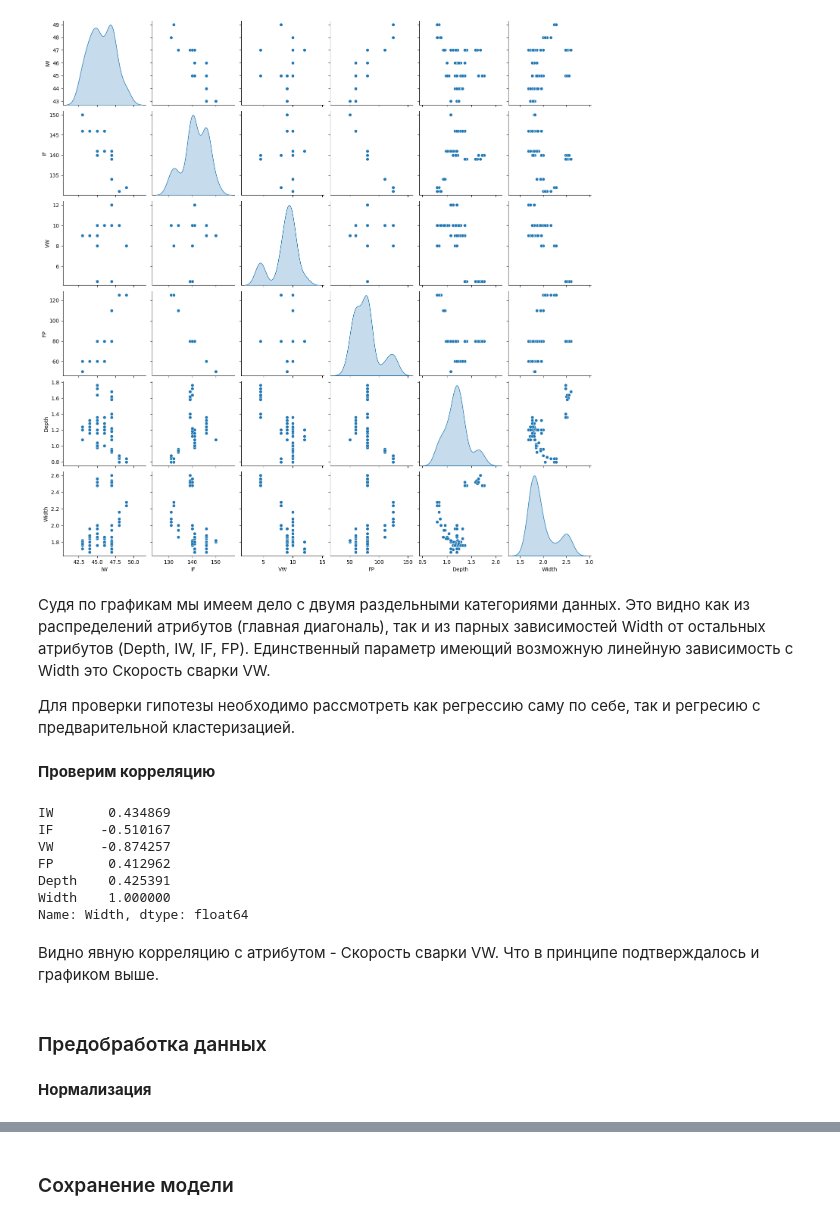
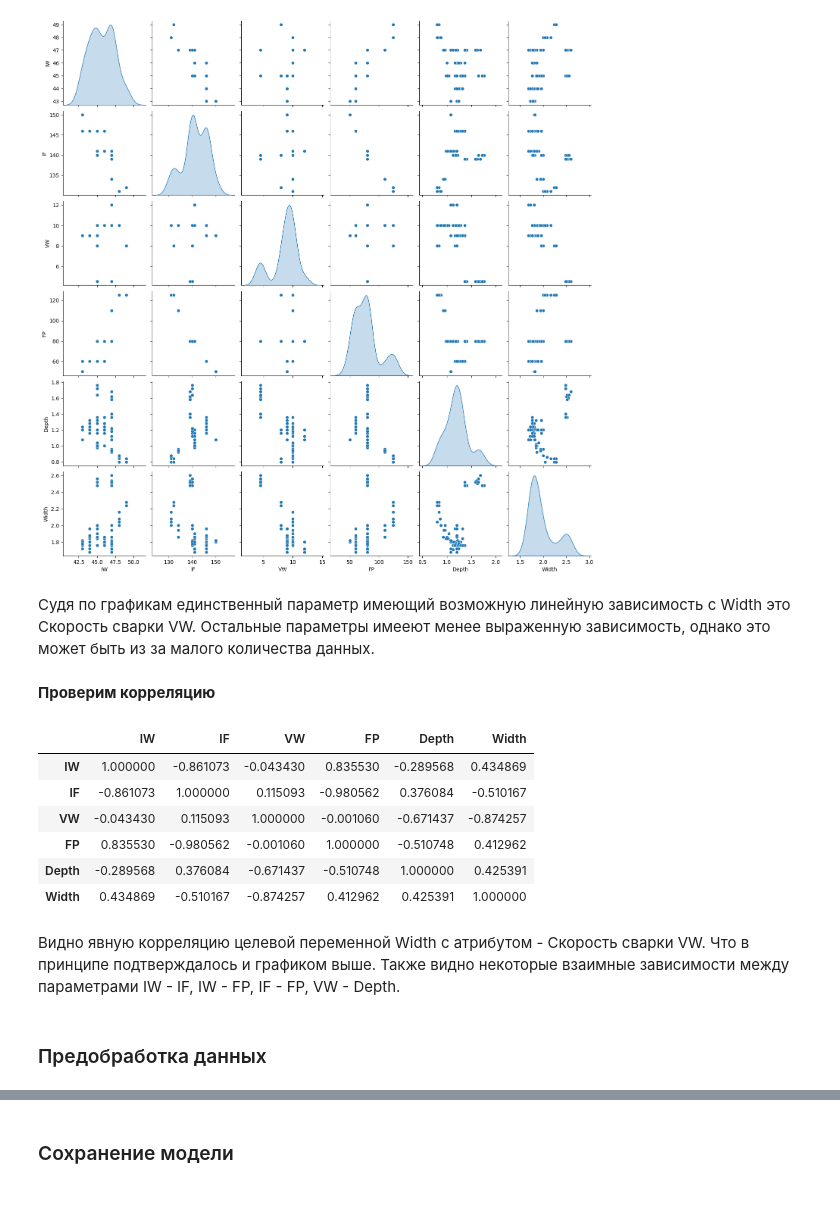
Before and after one commit to NickAReva/1_Case_Welding, a Jupyter notebook: notebook.ipynb, the cells around one changed output, grey strips where cells are left out. Drawn from its saved outputs; the diff is of its cells as text; code cells hidden in the pictures.

```diff
--- a/notebook.ipynb
+++ b/notebook.ipynb
@@ -59,8 +64,8 @@ warnings.filterwarnings("ignore")
 # %% [markdown]
 ## Загрузка датасета
 # %%
-row_df = pd.read_csv("Dataset_case_1\ebw_data.csv")
-row_df.head()
+raw_df = pd.read_csv("Dataset_case_1/ebw_data.csv")
+raw_df.head()
 # %% [output]
 |  | IW | IF | VW | FP | Depth | Width |
 | 0 | 47 | 139 | 4.5 | 80 | 1.60 | 2.54 |
@@ -114,25 +119,22 @@ sns.pairplot(row_df.astype(float), diag_kind='kde')
 # %% [output]
 <seaborn.axisgrid.PairGrid at 0x...>
 [figure]
-# %% [markdown]
-Судя по графикам мы имеем дело с двумя раздельными категориями данных. Это видно как из распределений атрибутов (главная диагональ), так и из парных зависимостей Width от остальных атрибутов (Depth, IW, IF, FP). Единственный параметр имеющий возможную линейную зависимость с Width это Скорость сварки VW.
-
-Для проверки гипотезы необходимо рассмотреть как регрессию саму по себе, так и регресию с предварительной кластеризацией.
+# %% [markdown]
+Судя по графикам единственный параметр имеющий возможную линейную зависимость с Width это Скорость сварки VW. Остальные параметры имееют менее выраженную зависимость, однако это может быть из за малого количества данных.
 # %% [markdown]
 **Проверим корреляцию**
-# %%
-row_df.corr()['Width']
-# %% [output]
-IW       0.434869
-IF      -0.510167
-VW      -0.874257
-FP       0.412962
-Depth    0.425391
-Width    1.000000
-Name: Width, dtype: float64
+# %%
+raw_df.corr()
+# %% [output]
+|  | IW | IF | VW | FP | Depth | Width |
+| IW | 1.000000 | -0.861073 | -0.043430 | 0.835530 | -0.289568 | 0.434869 |
+| IF | -0.861073 | 1.000000 | 0.115093 | -0.980562 | 0.376084 | -0.510167 |
+| VW | -0.043430 | 0.115093 | 1.000000 | -0.001060 | -0.671437 | -0.874257 |
+| FP | 0.835530 | -0.980562 | -0.001060 | 1.000000 | -0.510748 | 0.412962 |
+| Depth | -0.289568 | 0.376084 | -0.671437 | -0.510748 | 1.000000 | 0.425391 |
+| Width | 0.434869 | -0.510167 | -0.874257 | 0.412962 | 0.425391 | 1.000000 |
 # %% [markdown]
-Видно явную корреляцию с атрибутом - Скорость сварки VW. Что в принципе подтверждалось и графиком выше.
+Видно явную корреляцию целевой переменной Width с атрибутом - Скорость сварки VW. Что в принципе подтверждалось и графиком выше.
+Также видно некоторые взаимные зависимости между параметрами IW - IF, IW - FP, IF - FP, VW - Depth.
 # %% [markdown]
 ### Предобработка данных
-# %% [markdown]
-**Нормализация**
```
Also changed, not shown: parts of 51 cells of this notebook, 6 other files.
